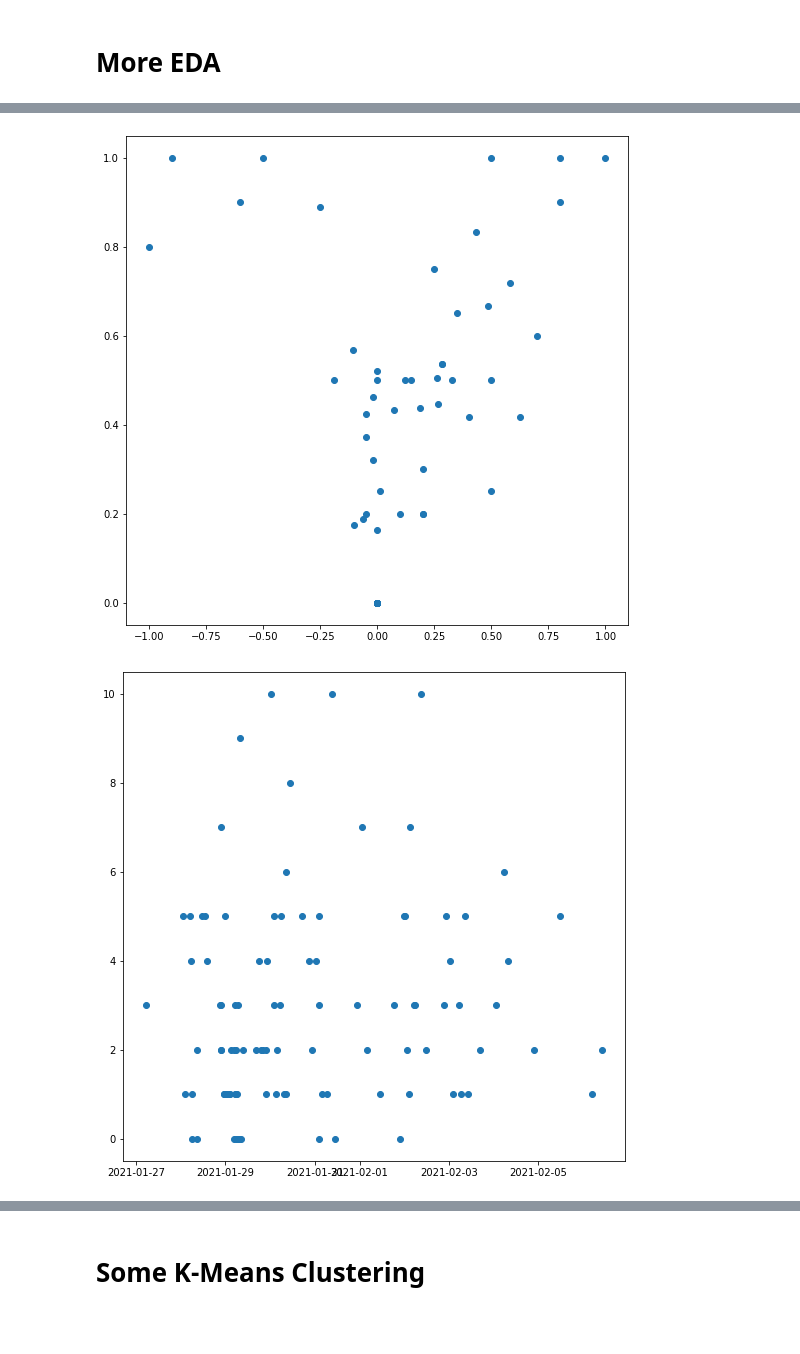
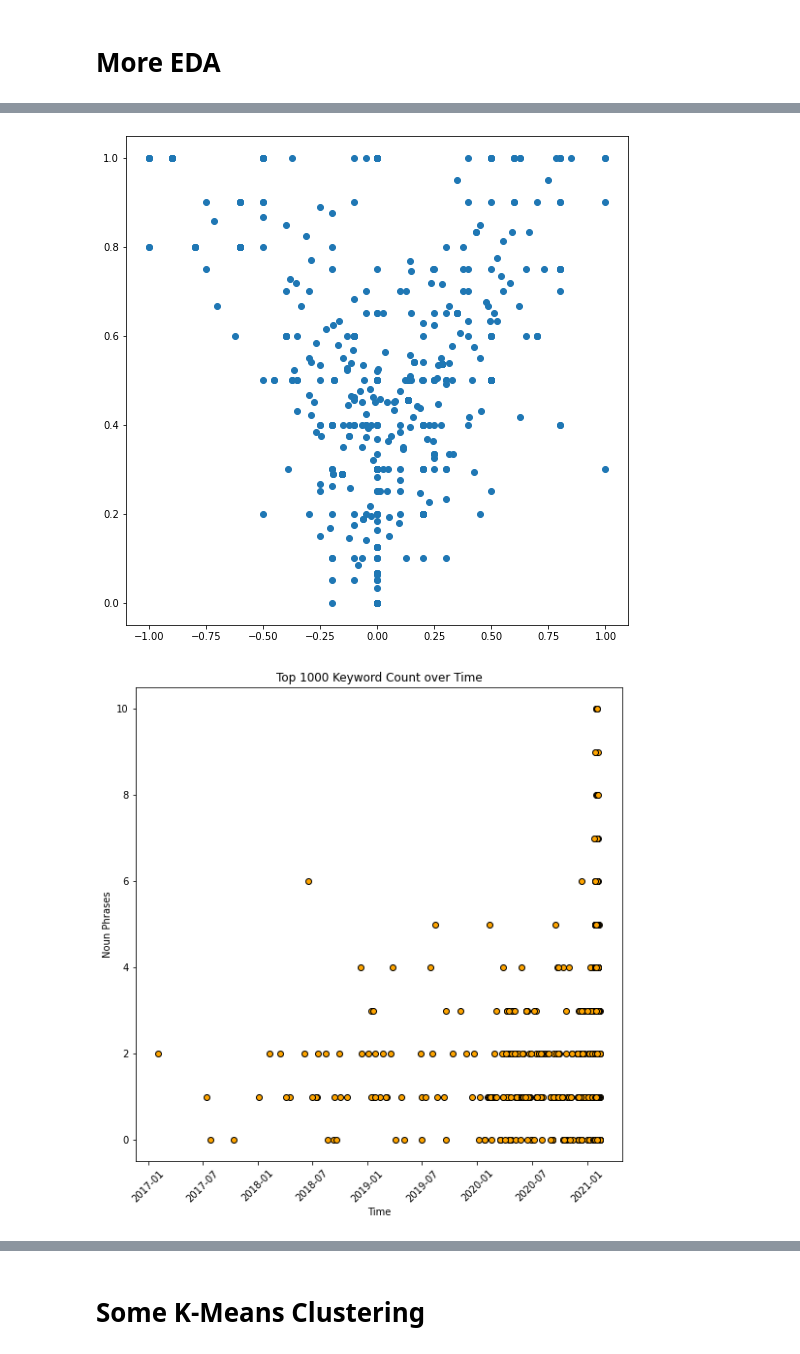
Before and after one commit to malcolmrite-dsi/WSB_Stock_Screener, a Jupyter notebook: Reddit_Stock_Scanner.ipynb, the cells around one changed output, grey strips where cells are left out. Drawn from its saved outputs; the diff is of its cells as text; code cells hidden in the pictures; blank space fills up the shorter version.

```diff
--- a/Reddit_Stock_Scanner.ipynb
+++ b/Reddit_Stock_Scanner.ipynb
@@ -112,9 +112,9 @@ def extract_top_data(self,type, posts):
 # %% [markdown]
 ## Officially Getting the Data
 # %%
-posts = 100
+posts = 1000
 # %%
-reddit = authorise_extractor("852856")
+reddit = authorise_extractor("469122")
 
 train_data = extract_top_data(reddit, "top" ,posts)
 
@@ -400,13 +414,17 @@ plt.figure(figsize=(9,9))
 plt.scatter(train_data.sentiment, train_data.subjectivity)
 plt.show()
 # %% [output]
-[figure, old version]
+[figure, new version]
 # %%
 plt.figure(figsize=(9,9))
-plt.scatter(train_data.timestamp, train_data.keyword_count)
+plt.title(f"Top {posts} Keyword Count over Time")
+plt.xlabel("Time")
+plt.xticks(rotation = 45)
+plt.ylabel("Noun Phrases")
+plt.scatter(train_data.timestamp, train_data.keyword_count,linewidths=1,marker = 'o',edgecolors="k", c='orange')
 plt.show()
 # %% [output]
-[figure, old version]
+[figure, new version]
 # %%
 train_data.describe()
 # %% [output]
```
Also changed, not shown: parts of 27 cells of this notebook.
